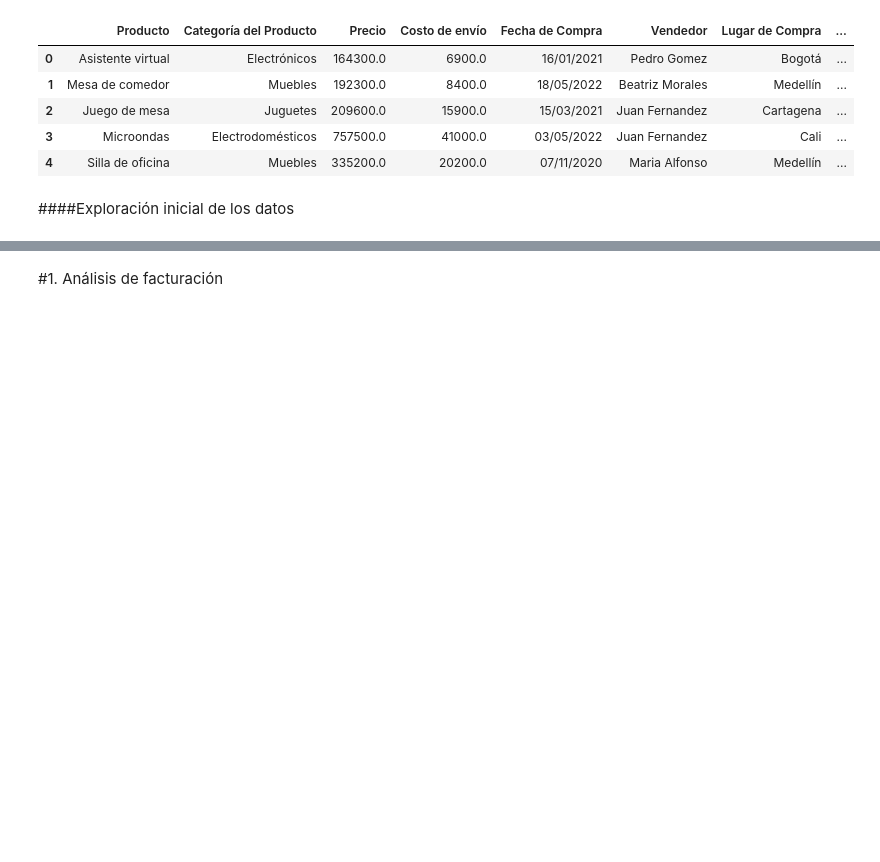
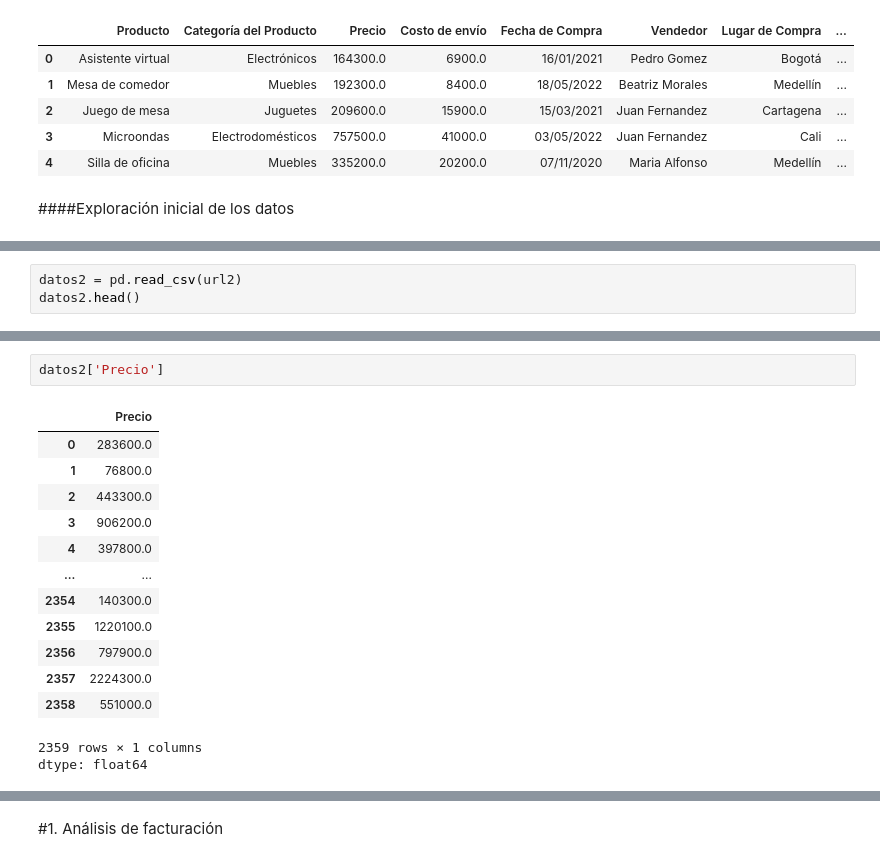
Before and after one commit to Pameta1/challenger_1, a Jupyter notebook: AluraStoreLatam.ipynb, the cells around one changed output, grey strips where cells are left out. Saved outputs shown, nothing was run; the diff lists cells and outputs as text; blank space fills up the shorter version.

```diff
--- a/AluraStoreLatam.ipynb
+++ b/AluraStoreLatam.ipynb
@@ -64,0 +95,3 @@ tienda4.head()
+# %%
+datos2 = pd.read_csv(url2)
+datos2.head()
@@ -64,0 +105,17 @@ tienda4.head()
+# %%
+datos2['Precio']
+# %% [output]
+|  | Precio |
+| 0 | 283600.0 |
+| 1 | 76800.0 |
+| 2 | 443300.0 |
+| 3 | 906200.0 |
+| 4 | 397800.0 |
+| ... | ... |
+| 2354 | 140300.0 |
+| 2355 | 1220100.0 |
+| 2356 | 797900.0 |
+| 2357 | 2224300.0 |
+| 2358 | 551000.0 |
+2359 rows × 1 columns
+dtype: float64
```
Also changed, not shown: parts of 21 cells of this notebook.
